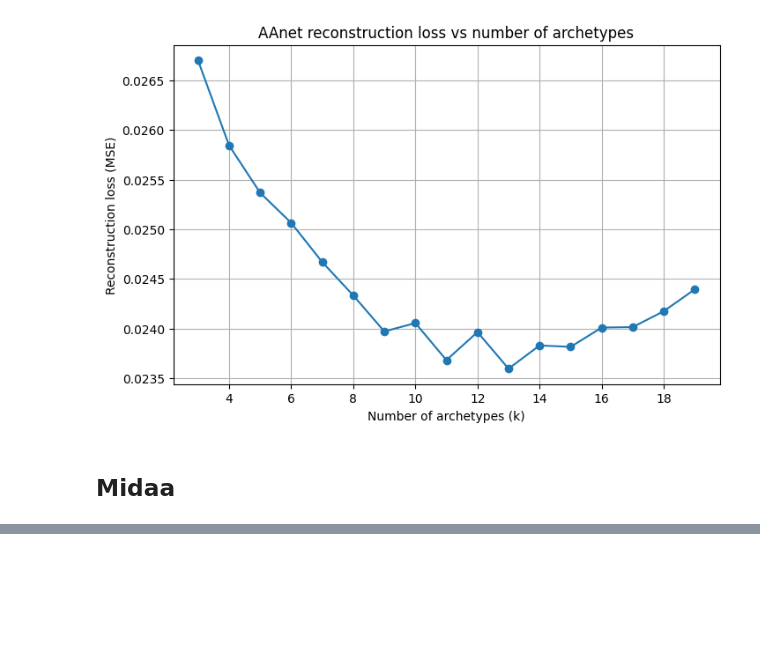
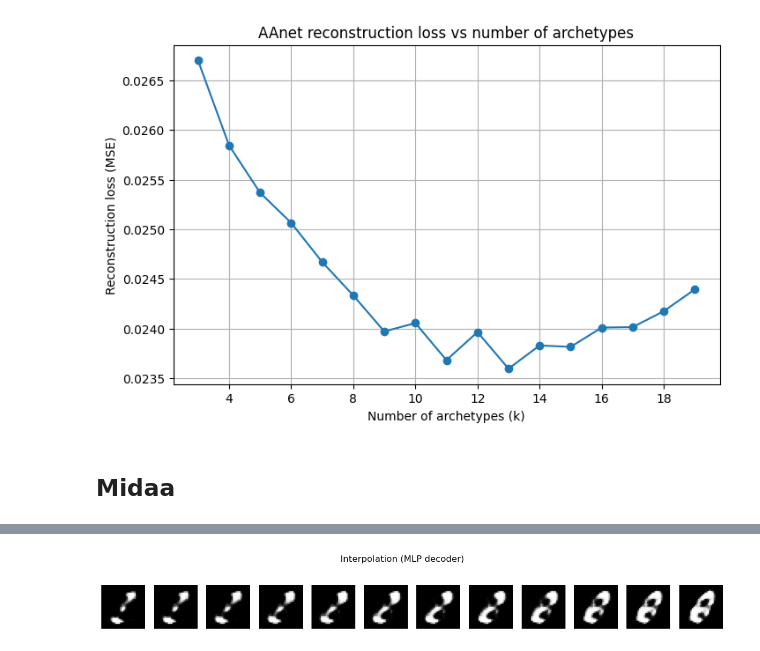
Before and after one commit to Emmsiiii/Deep-Learning-deep_archetypal_analysis, a Jupyter notebook: Project_final.ipynb, the cells around one changed output, grey strips where cells are left out. Drawn from its saved outputs; the diff is of its cells as text; code cells hidden in the pictures; blank space fills up the shorter version.

```diff
--- a/Project_final.ipynb
+++ b/Project_final.ipynb
@@ -843,0 +1353,100 @@ plt.show()
+# %%
+# ============================================
+# INTERPOLATION + SAMPLING + ARCHETYPE PATHS
+# ============================================
+
+def decode(decoder, z, conv=False):
+    z_t = torch.tensor(z).float()
+    out = decoder(z_t).detach().numpy()
+    if conv:
+        out = out[:,0,:,:]   # (N,1,28,28) → (N,28,28)
+    else:
+        out = out.reshape(-1, 28, 28)
+    return out
+
+
+# ============================================
+# 1) INTERPOLATION BETWEEN TWO RANDOM SAMPLES
+# ============================================
+
+idx1, idx2 = np.random.choice(len(Z), 2, replace=False)
+z1, z2 = Z[idx1], Z[idx2]
+
+alphas = np.linspace(0, 1, 12)
+Z_interp = np.array([(1-a)*z1 + a*z2 for a in alphas])
+
+# MLP decode
+interp_imgs_mlp = decode(decoder, Z_interp, conv=False)
+
+plt.figure(figsize=(15,2))
+for i in range(len(alphas)):
+    plt.subplot(1, len(alphas), i+1)
+    plt.imshow(interp_imgs_mlp[i], cmap="gray")
+    plt.axis("off")
+plt.suptitle("Interpolation (MLP decoder)")
+plt.show()
+
+wandb.log({"interpolation_mlp": wandb.Image(plt.gcf())})
+
+
+# ============================================
+# 2) INTERPOLATION BETWEEN TWO ARCHETYPES
+# ============================================
+
+A = res_unsup["inferred_quantities"]["archetypes_inferred"]
+
+k1, k2 = np.random.choice(A.shape[0], 2, replace=False)
+A1, A2 = A[k1], A[k2]
+
+Z_interp_A = np.array([(1-a)*A1 + a*A2 for a in alphas])
+
+interp_A_imgs = decode(decoder, Z_interp_A, conv=False)
+
+plt.figure(figsize=(15,2))
+for i in range(len(alphas)):
+    plt.subplot(1, len(alphas), i+1)
+    plt.imshow(interp_A_imgs[i], cmap="gray")
+    plt.axis("off")
+plt.suptitle(f"Archetype interpolation MLP (A{k1} → A{k2})")
+plt.show()
+
+wandb.log({"interpolation_archetypes_mlp": wandb.Image(plt.gcf())})
+
+# ============================================
+# RANDOM SAMPLING IN Z-SPACE
+# ============================================
+
+# Gaussian sampling around mean/var of Z
+Z_mean = Z.mean(axis=0)
+Z_std = Z.std(axis=0)
+
+samples = np.random.normal(Z_mean, Z_std, size=(16, Z.shape[1]))
+
+sample_imgs = decode(decoder, samples)
+
+plt.figure(figsize=(6,6))
+for i in range(16):
+    plt.subplot(4,4,i+1)
+    plt.imshow(sample_imgs[i], cmap="gray")
+    plt.axis("off")
+plt.suptitle("Random sampling in latent space (MLP decoder)")
+plt.show()
+
+wandb.log({"sampling_mlp": wandb.Image(plt.gcf())})
+
+
+# ============================================
+# ARCHETYPE PATH VISUALIZATION
+# ============================================
+
+plt.figure(figsize=(6,5))
+for k in range(A.shape[0]):
+    plt.scatter(A[k,0], A[k,1], s=160, marker="X")
+plt.title("Archetype positions in latent Z space (dim 0 vs 1)")
+plt.xlabel("Z-dimension 0")
+plt.ylabel("Z-dimension 1")
+plt.show()
+
+wandb.log({"archetype_locations_Z": wandb.Image(plt.gcf())})
+# %% [output]
+[figure, added]
```
Also changed, not shown: parts of 14 cells of this notebook, 52 other files.
